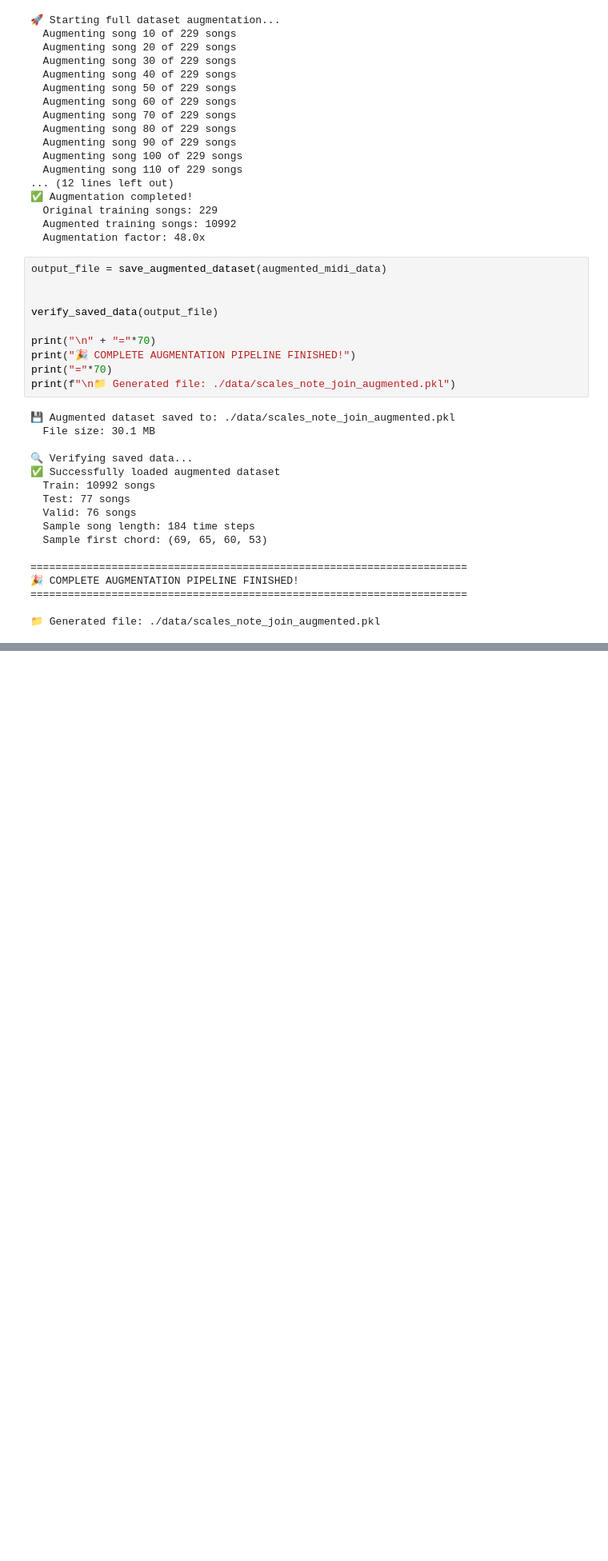
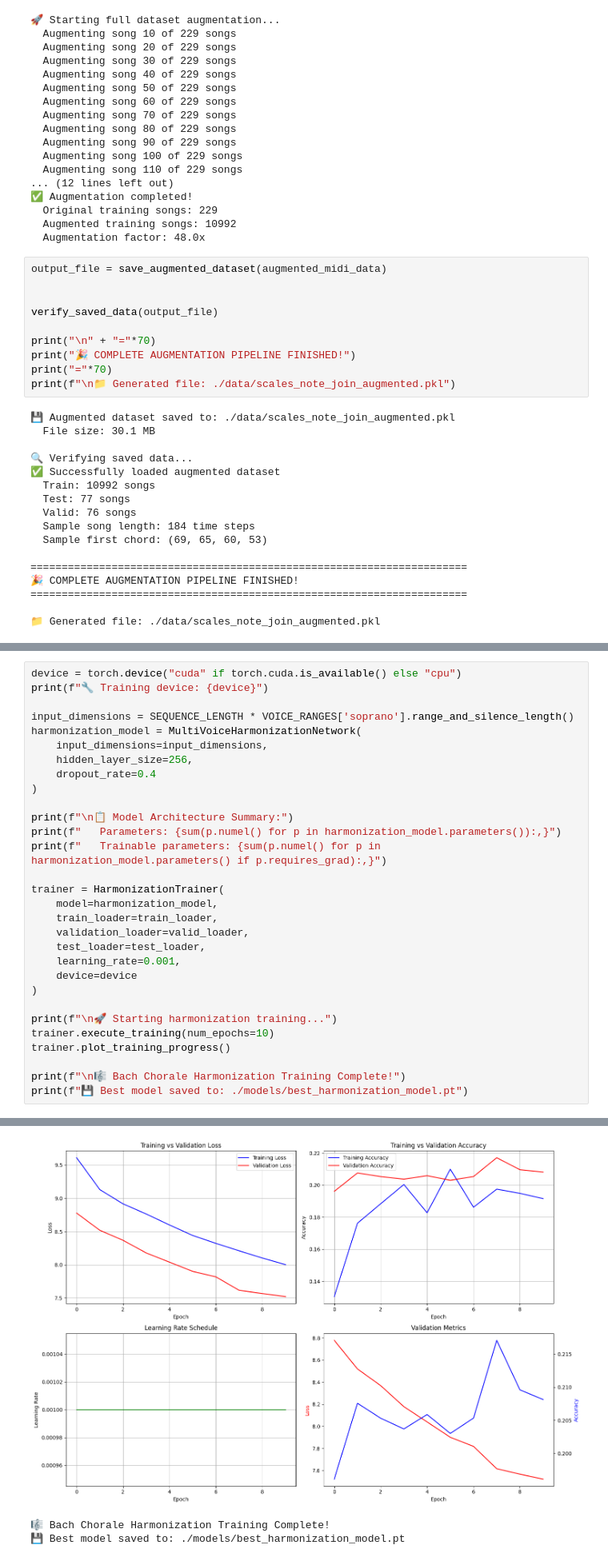
Before and after one commit to wrachel/cse153a2, a Jupyter notebook: bach_chorales/data_processing.ipynb, the cells around one changed output, grey strips where cells are left out. Shown at 80% size. Saved outputs shown, nothing was run; the diff lists cells and outputs as text; blank space fills up the shorter version.

```diff
--- a/bach_chorales/data_processing.ipynb
+++ b/bach_chorales/data_processing.ipynb
@@ -160,0 +701,31 @@ print(f"\n📁 Generated file: ./data/scales_note_join_augmented.pkl")
+# %%
+device = torch.device("cuda" if torch.cuda.is_available() else "cpu")
+print(f"🔧 Training device: {device}")
+
+input_dimensions = SEQUENCE_LENGTH * VOICE_RANGES['soprano'].range_and_silence_length()
+harmonization_model = MultiVoiceHarmonizationNetwork(
+    input_dimensions=input_dimensions,
+    hidden_layer_size=256,
+    dropout_rate=0.4
+)
+
+print(f"\n📋 Model Architecture Summary:")
+print(f"   Parameters: {sum(p.numel() for p in harmonization_model.parameters()):,}")
+print(f"   Trainable parameters: {sum(p.numel() for p in harmonization_model.parameters() if p.requires_grad):,}")
+
+trainer = HarmonizationTrainer(
+    model=harmonization_model,
+    train_loader=train_loader,
+    validation_loader=valid_loader,
+    test_loader=test_loader,
+    learning_rate=0.001,
+    device=device
+)
+
+print(f"\n🚀 Starting harmonization training...")
+trainer.execute_training(num_epochs=10)
+trainer.plot_training_progress()
+
+print(f"\n🎼 Bach Chorale Harmonization Training Complete!")
+print(f"💾 Best model saved to: ./models/best_harmonization_model.pt")
+# %% [output]
@@ -160,0 +749,3 @@ print(f"\n📁 Generated file: ./data/scales_note_join_augmented.pkl")
+[figure, added]
+🎼 Bach Chorale Harmonization Training Complete!
+💾 Best model saved to: ./models/best_harmonization_model.pt
```
Also changed, not shown: parts of 44 cells of this notebook, 10 other files.
